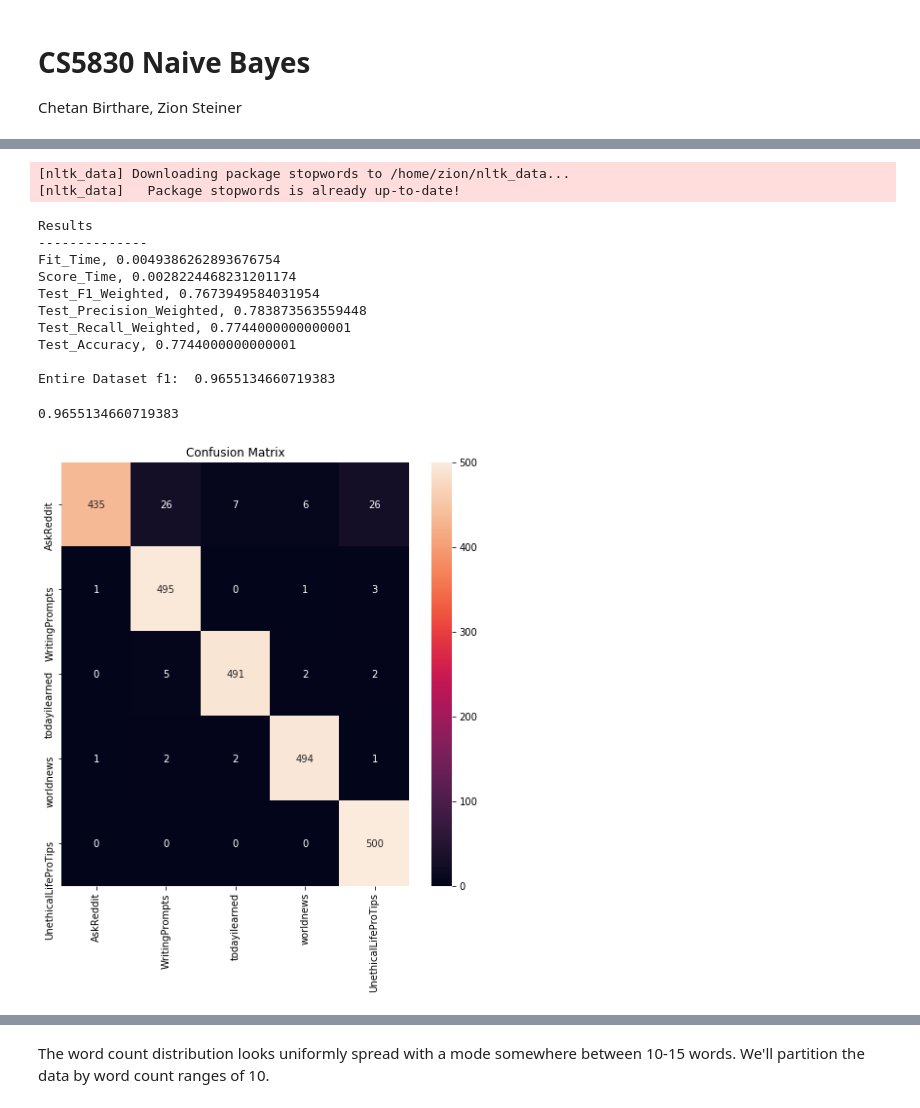
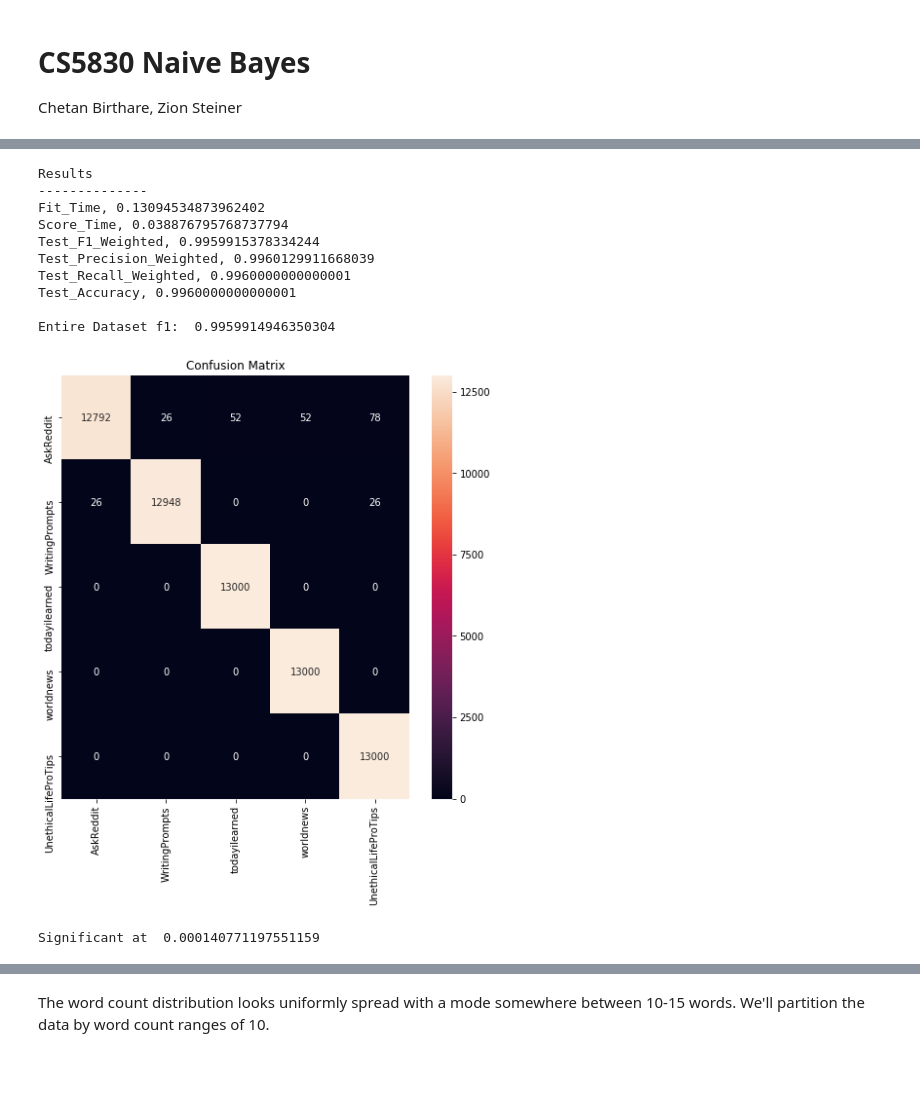
Before and after one commit to zionsteiner/NaiveBayesRedditTitleClassification, a Jupyter notebook: project5_zion.ipynb, the cells around one changed output, grey strips where cells are left out. Cells and saved outputs as stored; diff of their text form; code cells hidden in the pictures; blank space fills up the shorter version.

```diff
--- a/project5_zion.ipynb
+++ b/project5_zion.ipynb
@@ -46,7 +48,7 @@ nltk.download('stopwords')
 
 stop_words = set(stopwords.words('english')) | set(['would', 'ulpt', '[wp]', 'til', '[eu]', '[ot]', '[pi]', '[serious]'])
 
-df_title = pd.read_csv('data/titles.csv', index_col=0)
+df_title = pd.read_csv('data/titles_65k.csv', index_col=0)
 
 df_title['cleaned_title'] = df_title['title'].apply(lambda title: ' '.join([word for word in title.split() if word not in stop_words]))
 df_title.to_csv('data/titles.csv')
@@ -70,16 +118,13 @@ from sklearn.metrics import confusion_matrix
 from sklearn.naive_bayes import MultinomialNB
 from sklearn.model_selection import cross_validate
 
-def naive_bayes(X, y, report=True):
+def naive_bayes(X, y, cv=10, report=True):
     results = cross_validate(estimator=MultinomialNB(),
                          X=X,
                          y=y,
                          scoring=['f1_weighted', 'precision_weighted', 'recall_weighted', 'accuracy'],
-                         cv=10,
+                         cv=cv,
                          return_train_score=False)
-
-    for metric in results.keys():
-        results[metric] = np.mean([result for result in results[metric] if result > 0])
 
     # Confusion matrix
     y_true = y
@@ -98,8 +143,8 @@ def naive_bayes(X, y, report=True):
     if report:
         print('Results')
         print('--------------')
-        for metric, value in results.items():
-            print(f'{metric.title()}, {value}')
+        for metric, values in results.items():
+            print(f'{metric.title()}, {np.mean([value for value in values if value > 0])}')
         print()
         print('Entire Dataset f1: ', f1)
 
@@ -126,29 +170,51 @@ Entire Dataset f1:  0.9823502444230277
 # %%
-# Count Matrix (Naive features, cleaned data)
+# BEST MODEL - Count Matrix (Naive features, cleaned data)
 from sklearn.feature_extraction.text import CountVectorizer
-from nltk.corpus import stopwords
-import nltk
-nltk.download('stopwords')
-
-stop_words = set(stopwords.words('english'))
 
 count_matrix = CountVectorizer().fit_transform(df_title['cleaned_title'])
-naive_bayes(count_matrix, df_title['subreddit'])
+f, results = naive_bayes(count_matrix, df_title['subreddit'])
 # %% [output]
-[nltk_data] Downloading package stopwords to /home/zion/nltk_data...
-[nltk_data]   Package stopwords is already up-to-date!
+Results
+--------------
+Fit_Time, 0.13094534873962402
+Score_Time, 0.038876795768737794
+Test_F1_Weighted, 0.9959915378334244
+Test_Precision_Weighted, 0.9960129911668039
+Test_Recall_Weighted, 0.9960000000000001
+Test_Accuracy, 0.9960000000000001
+
+Entire Dataset f1:  0.9959914946350304
-Results
---------------
-Fit_Time, 0.0049386262893676754
-Score_Time, 0.0028224468231201174
-Test_F1_Weighted, 0.7673949584031954
-Test_Precision_Weighted, 0.783873563559448
-Test_Recall_Weighted, 0.7744000000000001
-Test_Accuracy, 0.7744000000000001
-
-Entire Dataset f1:  0.9655134660719383
-0.9655134660719383
-[figure, old version]
+[figure, new version]
+# %%
+# Determine if difference in f1 scores is signficant
+from scipy.stats import ttest_ind
+
+cv = 10
+
+count_matrix = CountVectorizer().fit_transform(df_title['cleaned_title'])
+_, cm_results = naive_bayes(count_matrix, df_title['subreddit'], cv=cv, report=False)
+a = cm_results['test_f1_weighted']
+
+tfidf = TfidfVectorizer().fit_transform(df_title['cleaned_title'])
+_, tfidf_results = naive_bayes(tfidf, df_title['subreddit'], cv=cv, report=False)
+b = tfidf_results['test_f1_weighted']
+
+# Check for unequal variances
+std_a = np.std(a)
+std_b = np.std(b)
+var_ratio = std_a**2 / std_b**2
+
+if var_ratio > 1.5 or var_ratio < 2/3:
+    _, p = ttest_ind(a, b, equal_var=False)
+else:
+    _, p = ttest_ind(a, b, equal_var=True)
+
+if p < 0.05:
+    print('Significant at ', p)
+else:
+    print ('Not Significant at ', p)
+# %% [output]
+Significant at  0.000140771197551159
 # %%
 # Term Frequency-Inverse Document Frequency Matrix (uncleaned)
 from sklearn.feature_extraction.text import TfidfVectorizer
```
Also changed, not shown: parts of 22 cells of this notebook, 10 other files.
